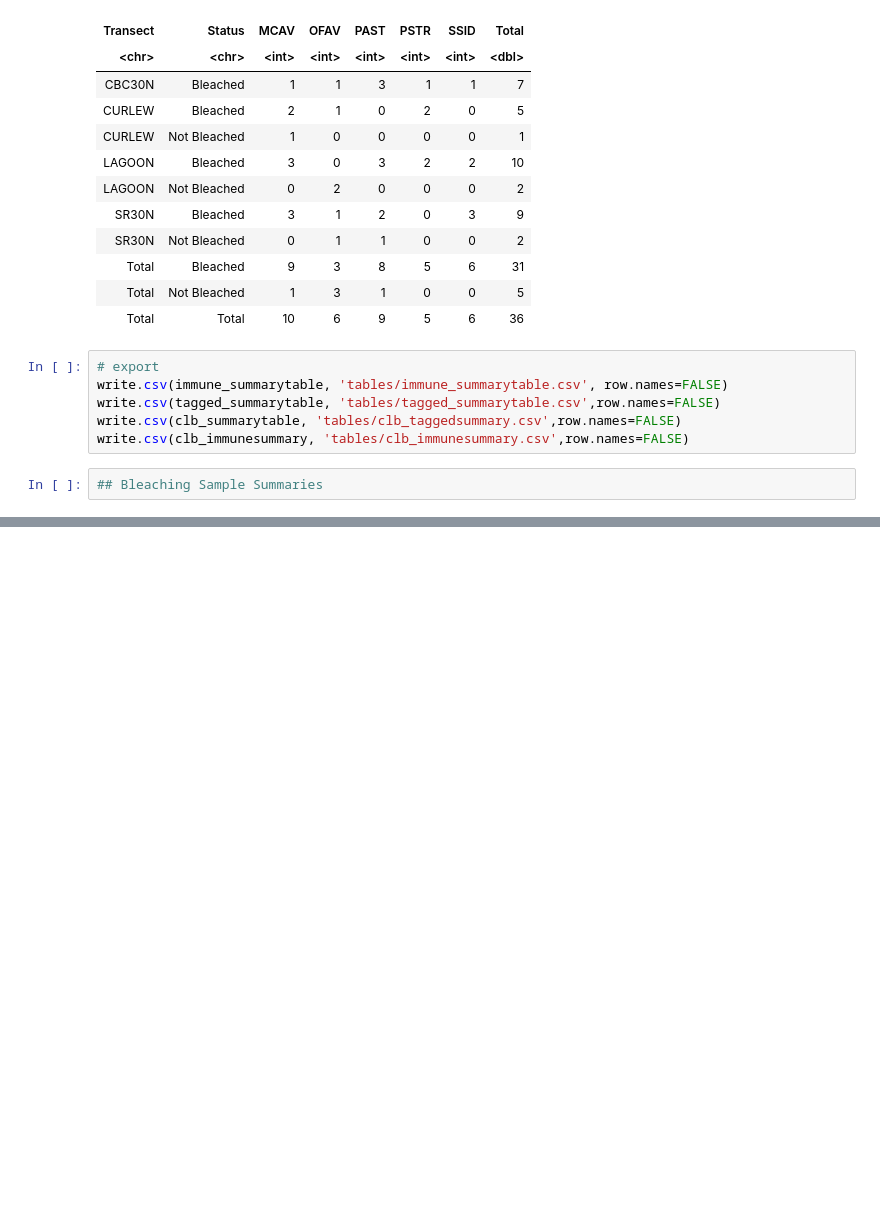
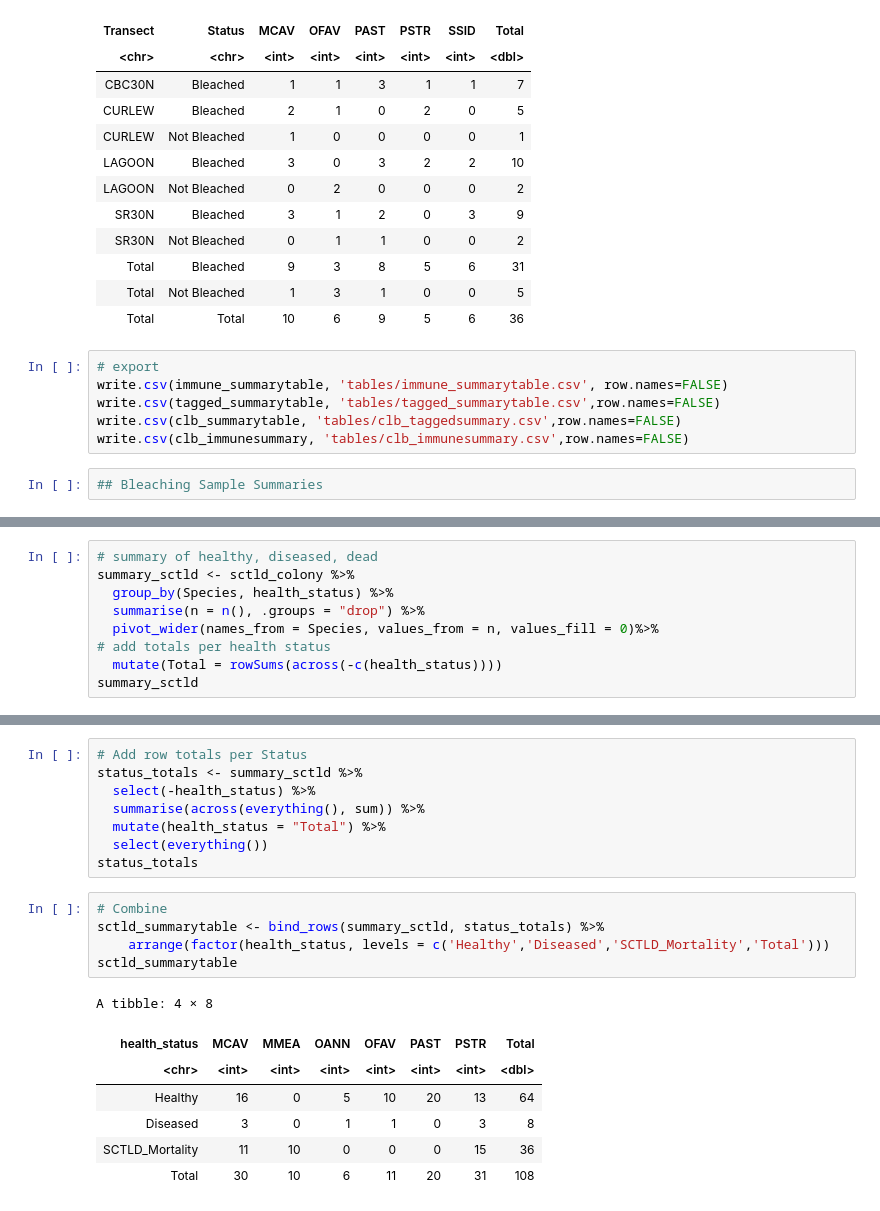
Before and after one commit to brookewicz/Code_notebook, a Jupyter notebook: SampleSummaries.ipynb, the cells around one changed output, grey strips where cells are left out. Cells and saved outputs as stored; diff of their text form; blank space fills up the shorter version.

```diff
--- a/SampleSummaries.ipynb
+++ b/SampleSummaries.ipynb
@@ -256,0 +351,9 @@ write.csv(clb_immunesummary, 'tables/clb_immunesummary.csv',row.names=FALSE)
+# %%
+# summary of healthy, diseased, dead
+summary_sctld <- sctld_colony %>%
+  group_by(Species, health_status) %>%
+  summarise(n = n(), .groups = "drop") %>%
+  pivot_wider(names_from = Species, values_from = n, values_fill = 0)%>%
+# add totals per health status
+  mutate(Total = rowSums(across(-c(health_status))))
+summary_sctld
@@ -256,0 +367,21 @@ write.csv(clb_immunesummary, 'tables/clb_immunesummary.csv',row.names=FALSE)
+# %%
+# Add row totals per Status
+status_totals <- summary_sctld %>%
+  select(-health_status) %>%
+  summarise(across(everything(), sum)) %>%
+  mutate(health_status = "Total") %>%
+  select(everything())
+status_totals
+# %%
+# Combine
+sctld_summarytable <- bind_rows(summary_sctld, status_totals) %>%
+    arrange(factor(health_status, levels = c('Healthy','Diseased','SCTLD_Mortality','Total')))
+sctld_summarytable
+# %% [output]
+A tibble: 4 × 8
+| health_status | MCAV | MMEA | OANN | OFAV | PAST | PSTR | Total |
+| <chr> | <int> | <int> | <int> | <int> | <int> | <int> | <dbl> |
+| Healthy | 16 | 0 | 5 | 10 | 20 | 13 | 64 |
+| Diseased | 3 | 0 | 1 | 1 | 0 | 3 | 8 |
+| SCTLD_Mortality | 11 | 10 | 0 | 0 | 0 | 15 | 36 |
+| Total | 30 | 10 | 6 | 11 | 20 | 31 | 108 |
```
Also changed, not shown: parts of 22 cells of this notebook, 1 other file.
